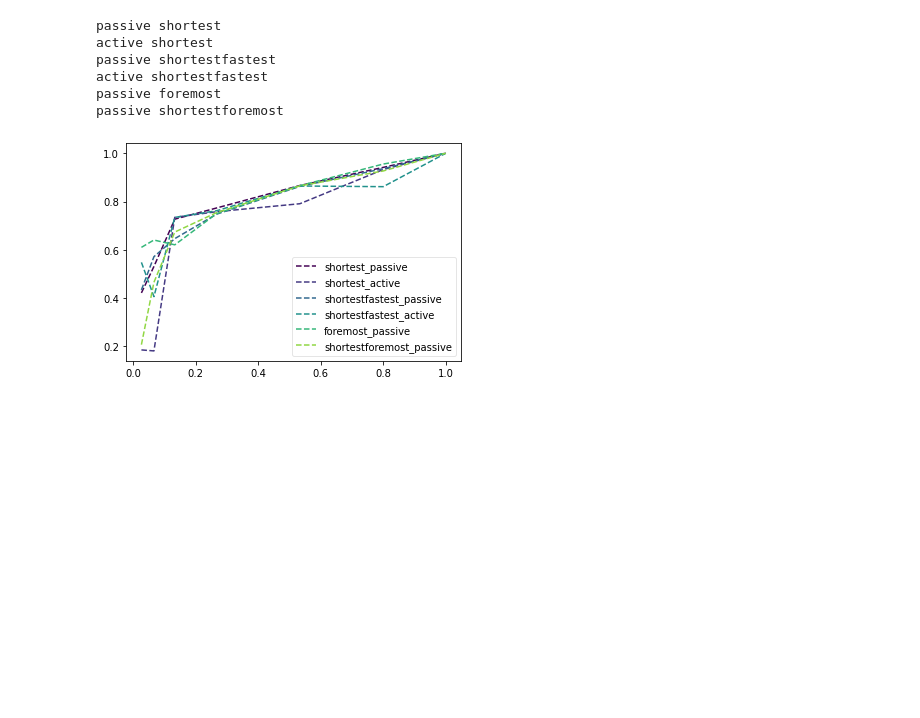
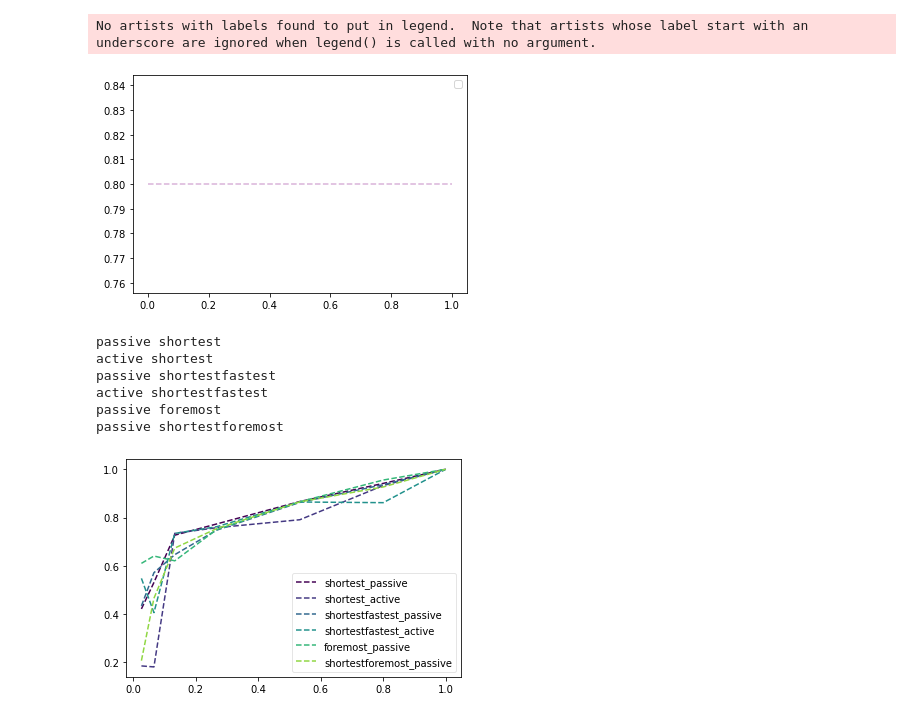
Before and after one commit to busyweaver/code_temporal_betweenness_, a Jupyter notebook: src/approx_new.ipynb, the cells around one changed output. Cells and saved outputs as stored; diff of their text form; code cells hidden in the pictures; blank space fills up the shorter version.

```diff
--- a/src/approx_new.ipynb
+++ b/src/approx_new.ipynb
@@ -166,3 +168,12 @@ plt.show()
+# %%
+plt.plot([0,1],[0.8,0.8], "--", color="purple" ,alpha=0.3)
+leg = plt.legend(loc='best')
+# leg.get_frame().set_alpha(0.5)
+plt.savefig("out.png")
+plt.show()
+# %% [output]
+No artists with labels found to put in legend.  Note that artists whose label start with an underscore are ignored when legend() is called with no argument.
+[figure, added]
 # %%
 #approx agg node
 import scipy.stats as stats
```
Also changed, not shown: parts of 2 cells of this notebook, 1 other file.
